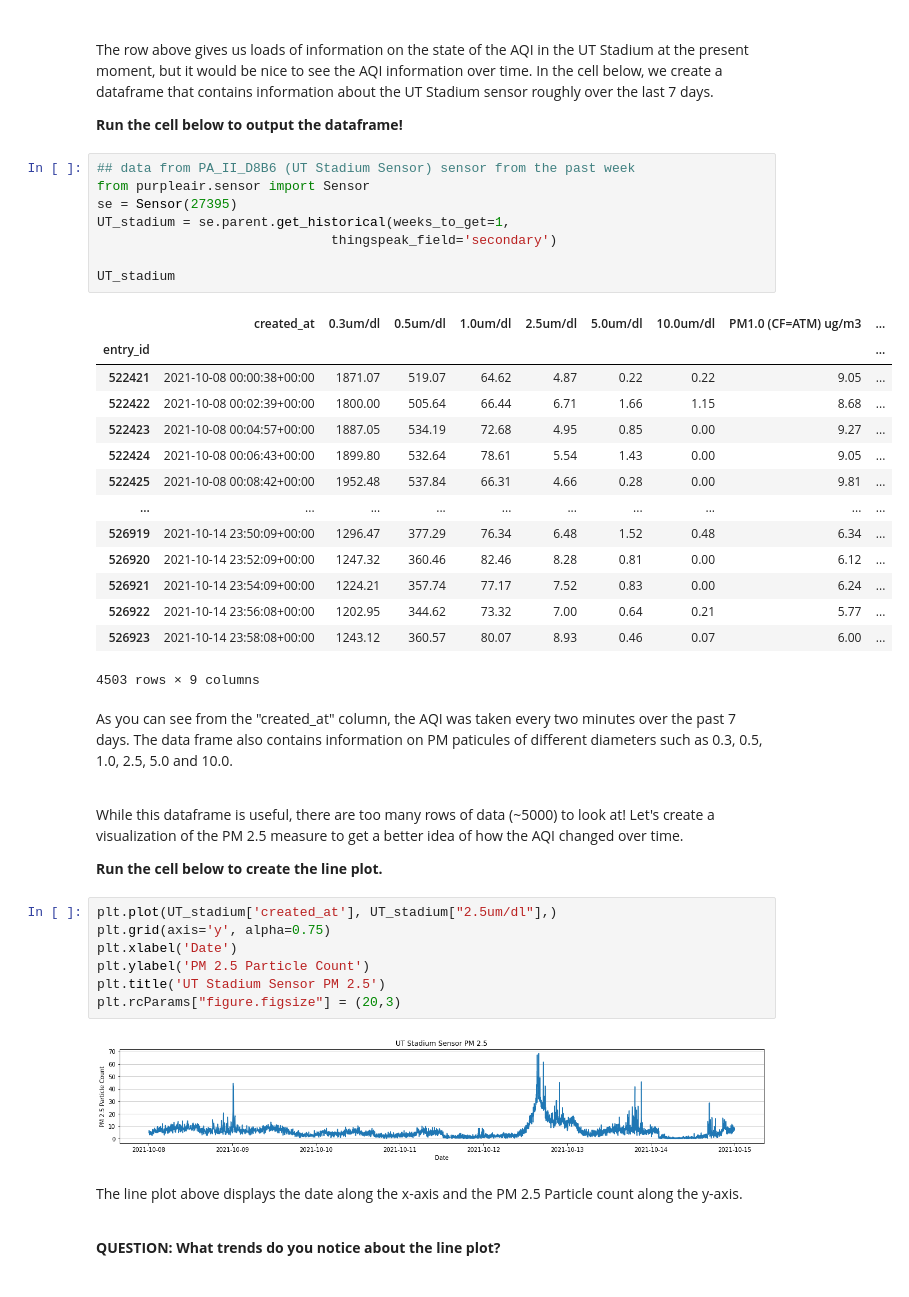
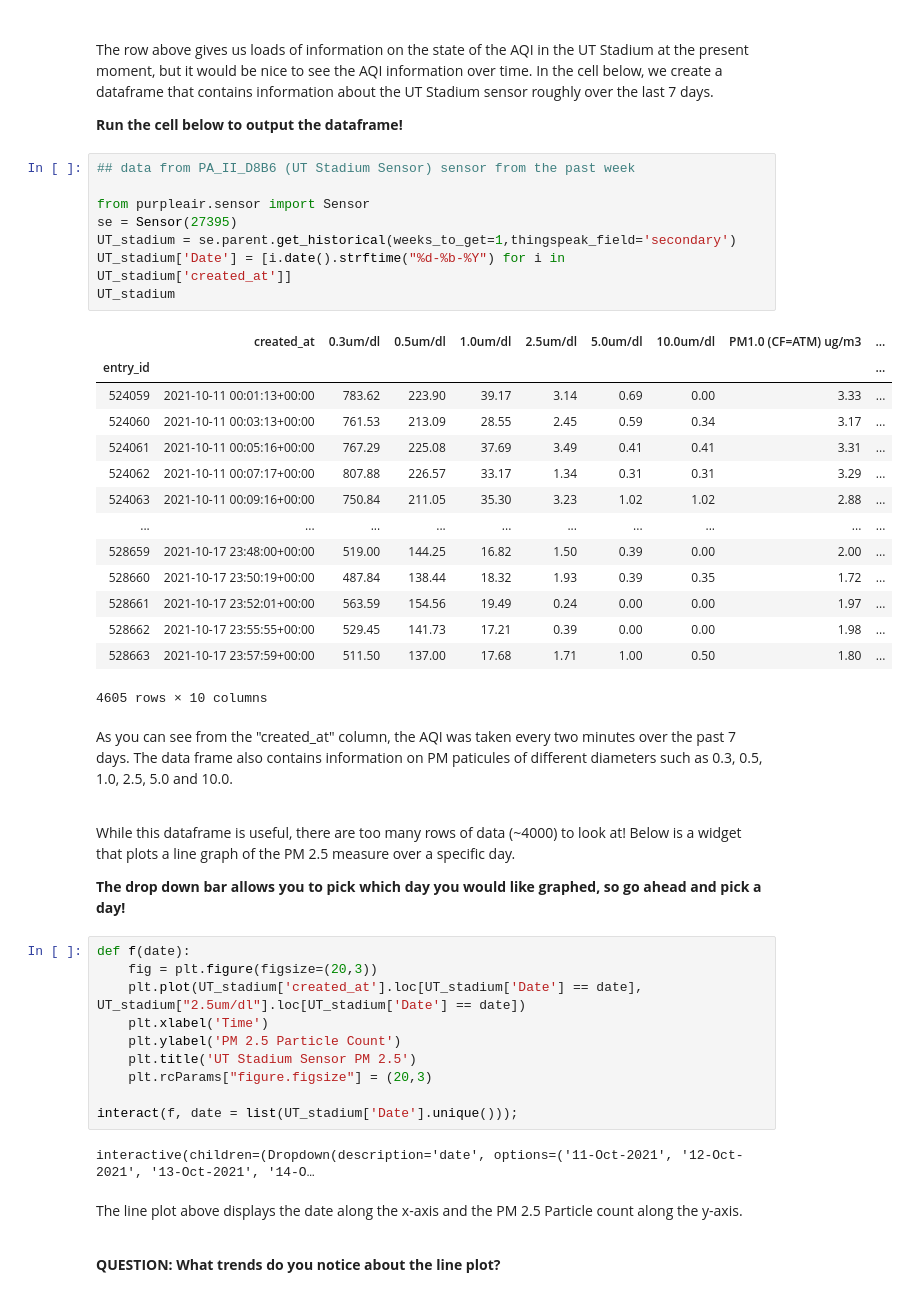
Before and after one commit to ds-modules/air-quality, a Jupyter notebook: Texas_AQI.ipynb, the cells around one changed output. Drawn from its saved outputs; the diff is of its cells as text.

Commit message:
add widgets

```diff
--- a/Texas_AQI.ipynb
+++ b/Texas_AQI.ipynb
@@ -319,45 +321,47 @@ The row above gives us loads of information on the state of the AQI in the UT St
 **Run the cell below to output the dataframe!**
 # %%
 ## data from PA_II_D8B6 (UT Stadium Sensor) sensor from the past week
+
 from purpleair.sensor import Sensor
 se = Sensor(27395)
-UT_stadium = se.parent.get_historical(weeks_to_get=1,
-                              thingspeak_field='secondary')
-
+UT_stadium = se.parent.get_historical(weeks_to_get=1,thingspeak_field='secondary')
+UT_stadium['Date'] = [i.date().strftime("%d-%b-%Y") for i in UT_stadium['created_at']]
 UT_stadium
 # %% [output]
 |  | created_at | 0.3um/dl | 0.5um/dl | 1.0um/dl | 2.5um/dl | 5.0um/dl | 10.0um/dl | PM1.0 (CF=ATM) ug/m3 | ... |
 | entry_id |  |  |  |  |  |  |  |  | ... |
-| 522421 | 2021-10-08 00:00:38+00:00 | 1871.07 | 519.07 | 64.62 | 4.87 | 0.22 | 0.22 | 9.05 | ... |
-| 522422 | 2021-10-08 00:02:39+00:00 | 1800.00 | 505.64 | 66.44 | 6.71 | 1.66 | 1.15 | 8.68 | ... |
-| 522423 | 2021-10-08 00:04:57+00:00 | 1887.05 | 534.19 | 72.68 | 4.95 | 0.85 | 0.00 | 9.27 | ... |
-| 522424 | 2021-10-08 00:06:43+00:00 | 1899.80 | 532.64 | 78.61 | 5.54 | 1.43 | 0.00 | 9.05 | ... |
-| 522425 | 2021-10-08 00:08:42+00:00 | 1952.48 | 537.84 | 66.31 | 4.66 | 0.28 | 0.00 | 9.81 | ... |
+| 524059 | 2021-10-11 00:01:13+00:00 | 783.62 | 223.90 | 39.17 | 3.14 | 0.69 | 0.00 | 3.33 | ... |
+| 524060 | 2021-10-11 00:03:13+00:00 | 761.53 | 213.09 | 28.55 | 2.45 | 0.59 | 0.34 | 3.17 | ... |
+| 524061 | 2021-10-11 00:05:16+00:00 | 767.29 | 225.08 | 37.69 | 3.49 | 0.41 | 0.41 | 3.31 | ... |
+| 524062 | 2021-10-11 00:07:17+00:00 | 807.88 | 226.57 | 33.17 | 1.34 | 0.31 | 0.31 | 3.29 | ... |
+| 524063 | 2021-10-11 00:09:16+00:00 | 750.84 | 211.05 | 35.30 | 3.23 | 1.02 | 1.02 | 2.88 | ... |
 | ... | ... | ... | ... | ... | ... | ... | ... | ... | ... |
-| 526919 | 2021-10-14 23:50:09+00:00 | 1296.47 | 377.29 | 76.34 | 6.48 | 1.52 | 0.48 | 6.34 | ... |
-| 526920 | 2021-10-14 23:52:09+00:00 | 1247.32 | 360.46 | 82.46 | 8.28 | 0.81 | 0.00 | 6.12 | ... |
-| 526921 | 2021-10-14 23:54:09+00:00 | 1224.21 | 357.74 | 77.17 | 7.52 | 0.83 | 0.00 | 6.24 | ... |
-| 526922 | 2021-10-14 23:56:08+00:00 | 1202.95 | 344.62 | 73.32 | 7.00 | 0.64 | 0.21 | 5.77 | ... |
-| 526923 | 2021-10-14 23:58:08+00:00 | 1243.12 | 360.57 | 80.07 | 8.93 | 0.46 | 0.07 | 6.00 | ... |
+| 528659 | 2021-10-17 23:48:00+00:00 | 519.00 | 144.25 | 16.82 | 1.50 | 0.39 | 0.00 | 2.00 | ... |
+| 528660 | 2021-10-17 23:50:19+00:00 | 487.84 | 138.44 | 18.32 | 1.93 | 0.39 | 0.35 | 1.72 | ... |
+| 528661 | 2021-10-17 23:52:01+00:00 | 563.59 | 154.56 | 19.49 | 0.24 | 0.00 | 0.00 | 1.97 | ... |
+| 528662 | 2021-10-17 23:55:55+00:00 | 529.45 | 141.73 | 17.21 | 0.39 | 0.00 | 0.00 | 1.98 | ... |
+| 528663 | 2021-10-17 23:57:59+00:00 | 511.50 | 137.00 | 17.68 | 1.71 | 1.00 | 0.50 | 1.80 | ... |
-4503 rows × 9 columns
+4605 rows × 10 columns
 # %% [markdown]
 As you can see from the "created_at" column, the AQI was taken every two minutes over the past 7 days. The data frame also contains information on PM paticules of different diameters such as 0.3, 0.5, 1.0, 2.5, 5.0 and 10.0.
 
 <br>
 
-While this dataframe is useful, there are too many rows of data (~5000) to look at! Let's create a visualization of the PM 2.5 measure to get a better idea of how the AQI changed over time.
+While this dataframe is useful, there are too many rows of data (~4000) to look at! Below is a widget that plots a line graph of the PM 2.5 measure over a specific day.
 
-
-**Run the cell below to create the line plot.**
+**The drop down bar allows you to pick which day you would like graphed, so go ahead and pick a day!**
 # %%
-plt.plot(UT_stadium['created_at'], UT_stadium["2.5um/dl"],)
-plt.grid(axis='y', alpha=0.75)
-plt.xlabel('Date')
-plt.ylabel('PM 2.5 Particle Count')
-plt.title('UT Stadium Sensor PM 2.5')
-plt.rcParams["figure.figsize"] = (20,3)
+def f(date):
+    fig = plt.figure(figsize=(20,3))
+    plt.plot(UT_stadium['created_at'].loc[UT_stadium['Date'] == date], UT_stadium["2.5um/dl"].loc[UT_stadium['Date'] == date])
+    plt.xlabel('Time')
+    plt.ylabel('PM 2.5 Particle Count')
+    plt.title('UT Stadium Sensor PM 2.5')
+    plt.rcParams["figure.figsize"] = (20,3)
+
+interact(f, date = list(UT_stadium['Date'].unique()));
 # %% [output]
-[figure, removed]
+interactive(children=(Dropdown(description='date', options=('11-Oct-2021', '12-Oct-2021', '13-Oct-2021', '14-O…
 # %% [markdown]
 The line plot above displays the date along the x-axis and the PM 2.5 Particle count along the y-axis.
 
```
Also changed, not shown: parts of 13 cells of this notebook.
